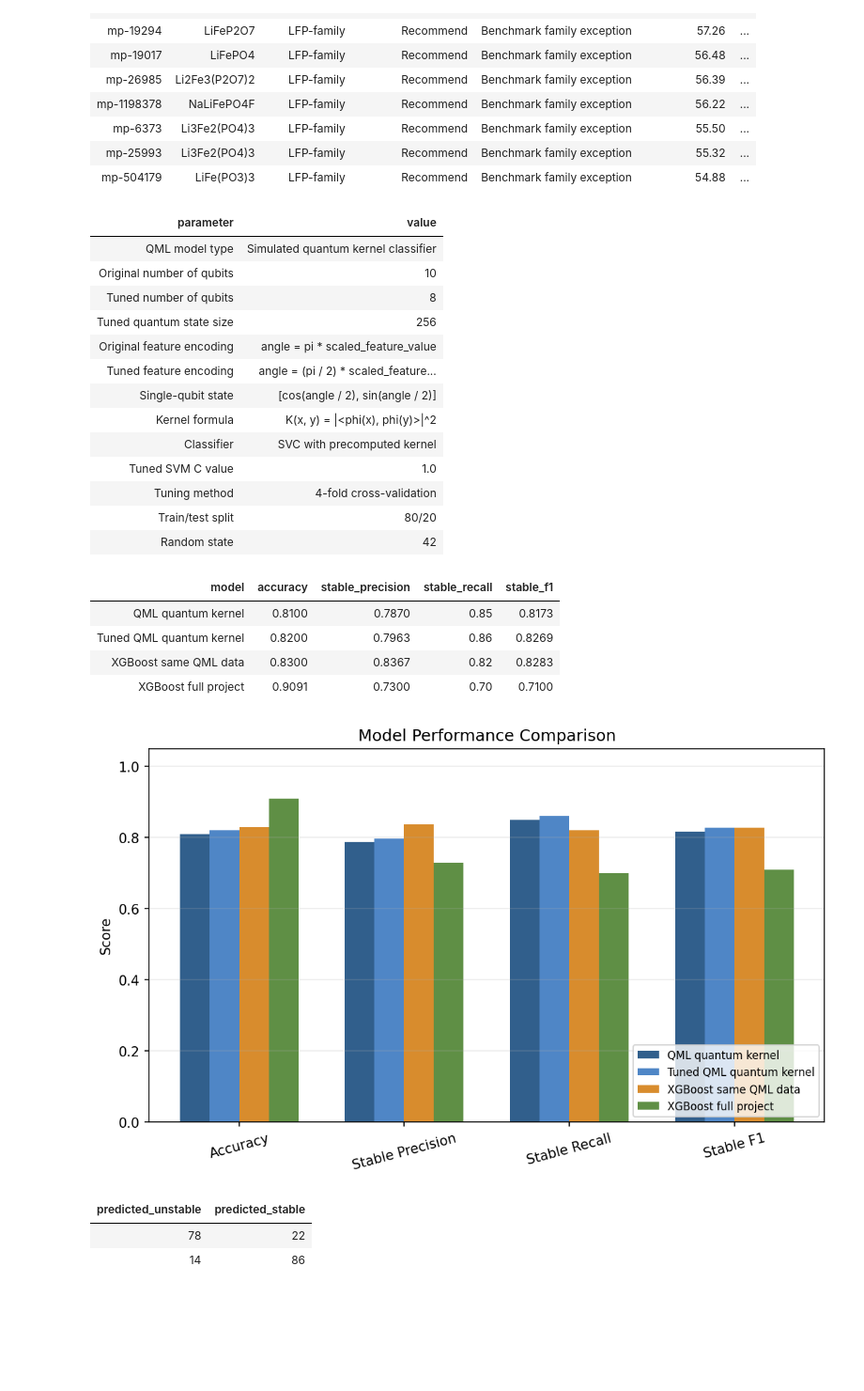
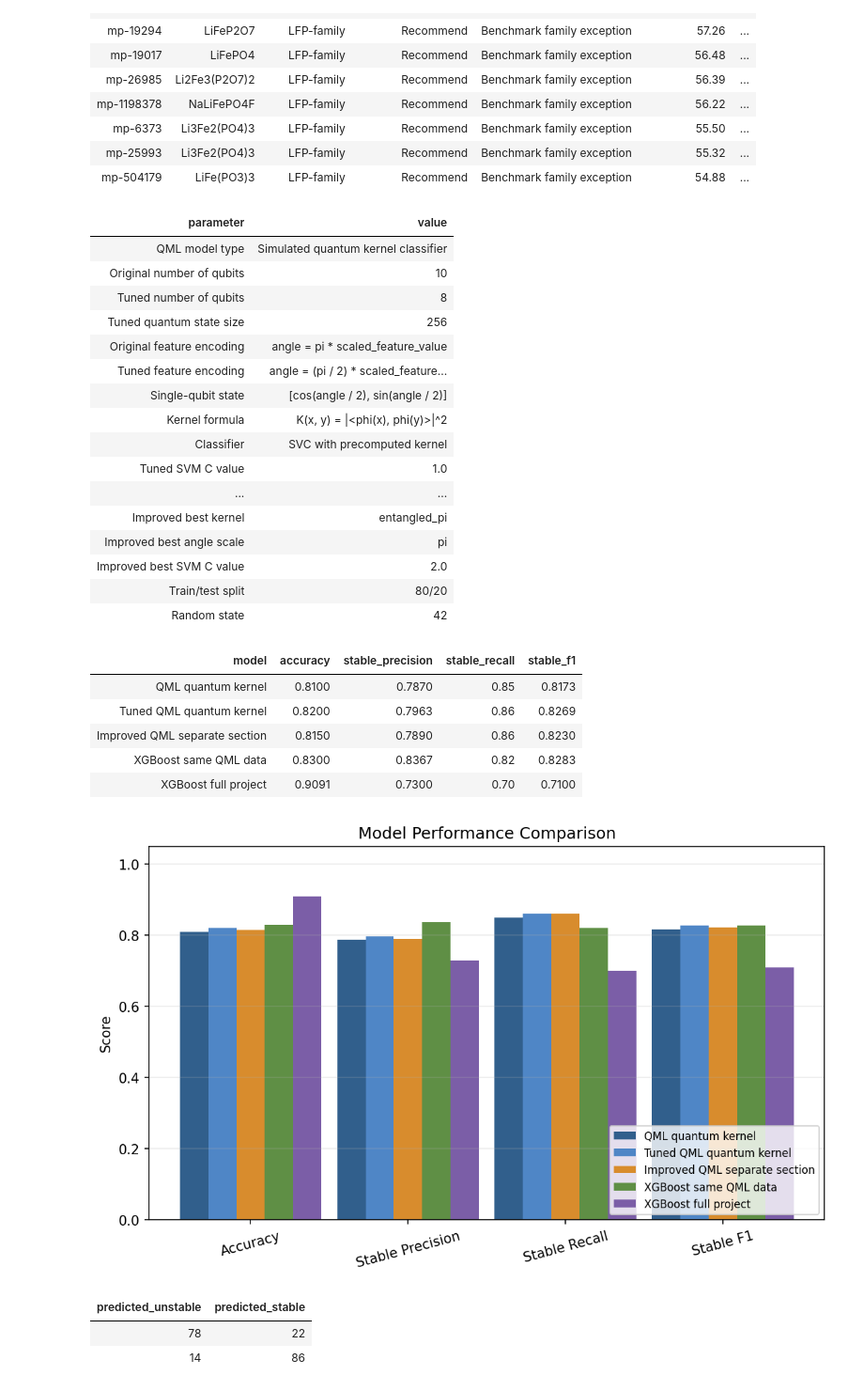
Before and after one commit to lifeknife10A/hybrid-quantum-battery-stability-prediction, a Jupyter notebook: Summer Vacation/Summer Vacation Main Presentation.ipynb, the cells around one changed output. Shown at 94% size. Cells and saved outputs as stored; diff of their text form; code cells hidden in the pictures; blank space fills up the shorter version.

Commit message:
Add improved QML experiment section

```diff
--- a/Summer Vacation/Summer Vacation Main Presentation.ipynb
+++ b/Summer Vacation/Summer Vacation Main Presentation.ipynb
@@ -28,6 +28,9 @@ final_shortlist_dataframe = pd.read_csv(processed_folder / "final india battery
 qml_ready_dataframe = pd.read_csv(processed_folder / "qml_ready_lithium_india.csv")
 qml_predictions_dataframe = pd.read_csv(processed_folder / "qml baseline predictions.csv")
 tuned_qml_predictions_dataframe = pd.read_csv(processed_folder / "qml tuned best predictions.csv")
+improved_qml_dataset_dataframe = pd.read_csv(processed_folder / "improved qml feature pca.csv")
+improved_qml_tuning_results_dataframe = pd.read_csv(processed_folder / "improved qml tuning results.csv")
+improved_qml_predictions_dataframe = pd.read_csv(processed_folder / "improved qml best predictions.csv")
 
 dataset_summary = pd.DataFrame([
     {"dataset": "Lithium India scored", "rows": len(lithium_scored_dataframe), "columns": len(lithium_scored_dataframe.columns)},
@@ -35,6 +38,9 @@ dataset_summary = pd.DataFrame([
     {"dataset": "QML-ready dataset", "rows": len(qml_ready_dataframe), "columns": len(qml_ready_dataframe.columns)},
     {"dataset": "QML test predictions", "rows": len(qml_predictions_dataframe), "columns": len(qml_predictions_dataframe.columns)},
     {"dataset": "Tuned QML test predictions", "rows": len(tuned_qml_predictions_dataframe), "columns": len(tuned_qml_predictions_dataframe.columns)},
+    {"dataset": "Improved QML PCA dataset", "rows": len(improved_qml_dataset_dataframe), "columns": len(improved_qml_dataset_dataframe.columns)},
+    {"dataset": "Improved QML tuning results", "rows": len(improved_qml_tuning_results_dataframe), "columns": len(improved_qml_tuning_results_dataframe.columns)},
+    {"dataset": "Improved QML test predictions", "rows": len(improved_qml_predictions_dataframe), "columns": len(improved_qml_predictions_dataframe.columns)},
 ])
 display(dataset_summary)
 # %% [output]
@@ -188,6 +197,11 @@ quantum_parameters_dataframe = pd.DataFrame([
     {"parameter": "Classifier", "value": "SVC with precomputed kernel"},
     {"parameter": "Tuned SVM C value", "value": "1.0"},
     {"parameter": "Tuning method", "value": "4-fold cross-validation"},
+    {"parameter": "Improved separate section", "value": "Random Forest feature importance + PCA + kernel tuning"},
+    {"parameter": "Improved best qubits", "value": "6"},
+    {"parameter": "Improved best kernel", "value": "entangled_pi"},
+    {"parameter": "Improved best angle scale", "value": "pi"},
+    {"parameter": "Improved best SVM C value", "value": "2.0"},
     {"parameter": "Train/test split", "value": "80/20"},
     {"parameter": "Random state", "value": "42"},
 ])
@@ -204,7 +218,10 @@ display(quantum_parameters_dataframe)
 | Kernel formula | K(x, y) = |<phi(x), phi(y)>|^2 |
 | Classifier | SVC with precomputed kernel |
 | Tuned SVM C value | 1.0 |
-| Tuning method | 4-fold cross-validation |
+| ... | ... |
+| Improved best kernel | entangled_pi |
+| Improved best angle scale | pi |
+| Improved best SVM C value | 2.0 |
 | Train/test split | 80/20 |
 | Random state | 42 |
 # %%
@@ -213,6 +230,8 @@ qml_predicted_labels = qml_predictions_dataframe["qml_predicted_label"]
 xgboost_predicted_labels = qml_predictions_dataframe["xgboost_same_data_predicted_label"]
 tuned_true_labels = tuned_qml_predictions_dataframe["target_is_stable"]
 tuned_qml_predicted_labels = tuned_qml_predictions_dataframe["tuned_qml_predicted_label"]
+improved_true_labels = improved_qml_predictions_dataframe["target_is_stable"]
+improved_qml_predicted_labels = improved_qml_predictions_dataframe["improved_qml_predicted_label"]
 
 metric_dataframe = pd.DataFrame([
     {
@@ -228,39 +247,47 @@ metric_dataframe = pd.DataFrame([
         "stable_precision": precision_score(tuned_true_labels, tuned_qml_predicted_labels, zero_division=0),
         "stable_recall": recall_score(tuned_true_labels, tuned_qml_predicted_labels, zero_division=0),
         "stable_f1": f1_score(tuned_true_labels, tuned_qml_predicted_labels, zero_division=0),
+    },
+    {
+        "model": "Improved QML separate section",
+        "accuracy": accuracy_score(improved_true_labels, improved_qml_predicted_labels),
+        "stable_precision": precision_score(improved_true_labels, improved_qml_predicted_labels, zero_division=0),
+        "stable_recall": recall_score(improved_true_labels, improved_qml_predicted_labels, zero_division=0),
+        "stable_f1": f1_score(improved_true_labels, improved_qml_predicted_labels, zero_division=0),
     },
     {
         "model": "XGBoost same QML data",
         "accuracy": accuracy_score(true_labels, xgboost_predicted_labels),
         "stable_precision": precision_score(true_labels, xgboost_predicted_labels, zero_division=0),
         "stable_recall": recall_score(true_labels, xgboost_predicted_labels, zero_division=0),
         "stable_f1": f1_score(true_labels, xgboost_predicted_labels, zero_division=0),
     },
     {
         "model": "XGBoost full project",
         "accuracy": 0.9091,
         "stable_precision": 0.7300,
         "stable_recall": 0.7000,
         "stable_f1": 0.7100,
     },
 ]).round(4)
 
 display(metric_dataframe)
 
 metric_dataframe.set_index("model")[["accuracy", "stable_precision", "stable_recall", "stable_f1"]].plot(kind="bar", figsize=(9, 5))
 plt.title("Model Performance Comparison")
 plt.ylabel("Score")
 plt.ylim(0, 1.05)
 plt.xticks(rotation=15)
 plt.grid(axis="y", alpha=0.25)
 plt.show()
 # %% [output]
 | model | accuracy | stable_precision | stable_recall | stable_f1 |
 | QML quantum kernel | 0.8100 | 0.7870 | 0.85 | 0.8173 |
 | Tuned QML quantum kernel | 0.8200 | 0.7963 | 0.86 | 0.8269 |
+| Improved QML separate section | 0.8150 | 0.7890 | 0.86 | 0.8230 |
 | XGBoost same QML data | 0.8300 | 0.8367 | 0.82 | 0.8283 |
 | XGBoost full project | 0.9091 | 0.7300 | 0.70 | 0.7100 |
-[figure, old version]
+[figure, new version]
 # %%
 qml_confusion_matrix = confusion_matrix(tuned_true_labels, tuned_qml_predicted_labels, labels=[0, 1])
 confusion_dataframe = pd.DataFrame(
```
Also changed, not shown: parts of 5 cells of this notebook, 12 other files.
